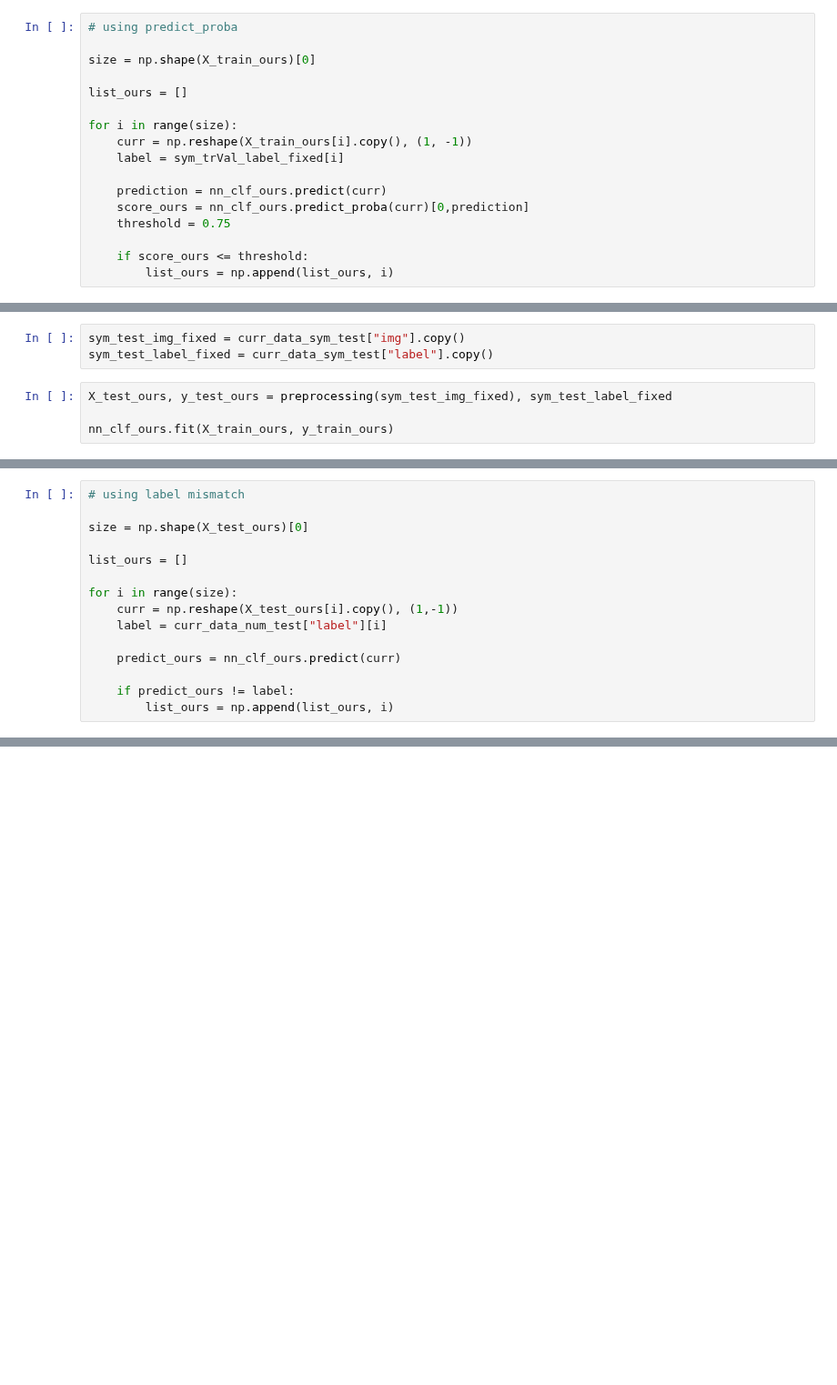
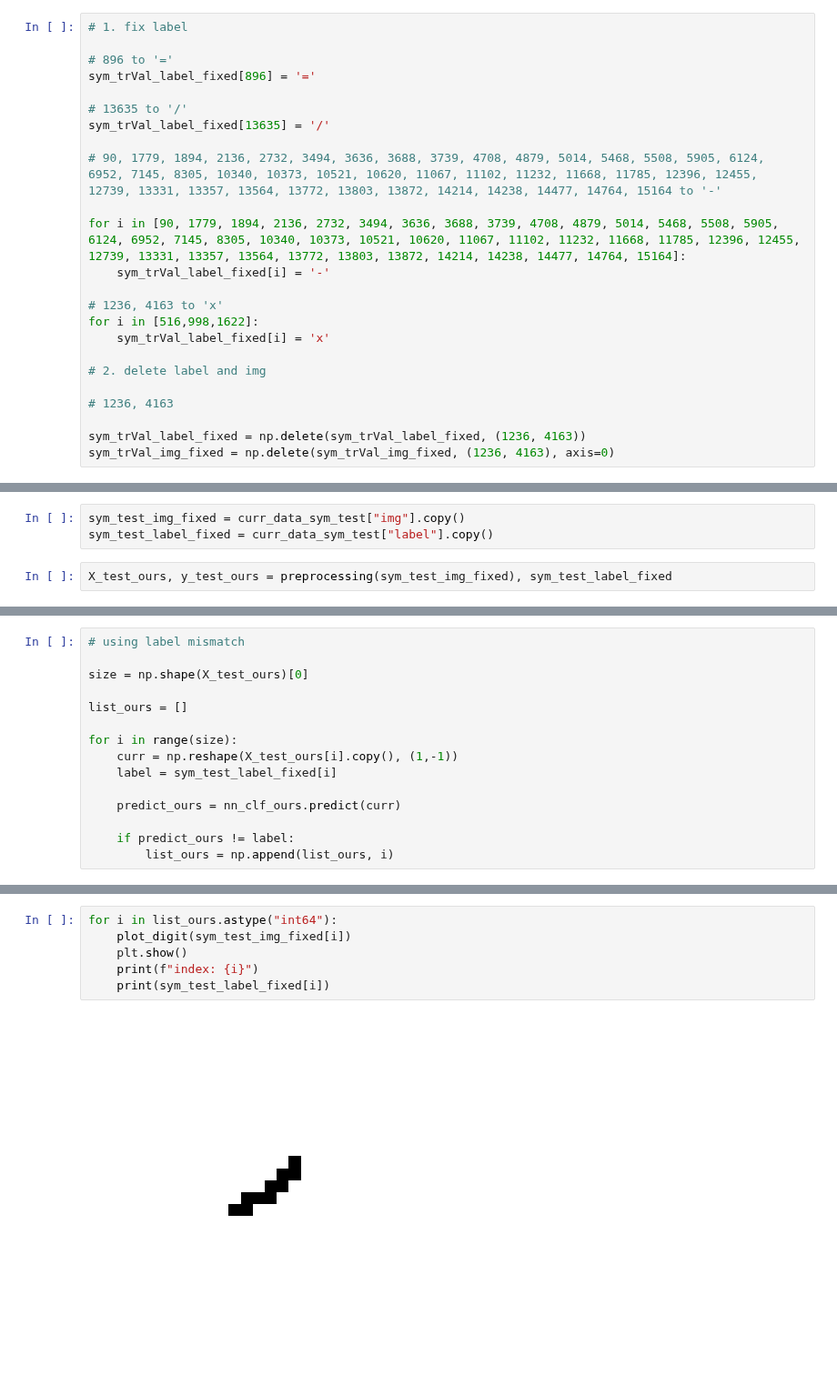
Before and after one commit to nonameR9077/MLproject_2023-2, a Jupyter notebook: dataset/MNIST_image_transform/npzLabelFix.ipynb, the cells around one changed output, grey strips where cells are left out. Shown at 91% size. Cells and saved outputs as stored; diff of their text form; blank space fills up the shorter version.

```diff
--- a/dataset/MNIST_image_transform/npzLabelFix.ipynb
+++ b/dataset/MNIST_image_transform/npzLabelFix.ipynb
@@ -514,17 +610,24 @@ len(list_ours)
 # %%
-# using predict_proba
+# 1. fix label
 
-size = np.shape(X_train_ours)[0]
+# 896 to '='
+sym_trVal_label_fixed[896] = '='
 
-list_ours = []
+# 13635 to '/'
+sym_trVal_label_fixed[13635] = '/'
 
-for i in range(size):
-    curr = np.reshape(X_train_ours[i].copy(), (1, -1))
-    label = sym_trVal_label_fixed[i]
+# 90, 1779, 1894, 2136, 2732, 3494, 3636, 3688, 3739, 4708, 4879, 5014, 5468, 5508, 5905, 6124, 6952, 7145, 8305, 10340, 10373, 10521, 10620, 11067, 11102, 11232, 11668, 11785, 12396, 12455, 12739, 13331, 13357, 13564, 13772, 13803, 13872, 14214, 14238, 14477, 14764, 15164 to '-'
 
-    prediction = nn_clf_ours.predict(curr)
-    score_ours = nn_clf_ours.predict_proba(curr)[0,prediction]
-    threshold = 0.75
+for i in [90, 1779, 1894, 2136, 2732, 3494, 3636, 3688, 3739, 4708, 4879, 5014, 5468, 5508, 5905, 6124, 6952, 7145, 8305, 10340, 10373, 10521, 10620, 11067, 11102, 11232, 11668, 11785, 12396, 12455, 12739, 13331, 13357, 13564, 13772, 13803, 13872, 14214, 14238, 14477, 14764, 15164]:
+    sym_trVal_label_fixed[i] = '-'
 
-    if score_ours <= threshold:
-        list_ours = np.append(list_ours, i)
+# 1236, 4163 to 'x'
+for i in [516,998,1622]:
+    sym_trVal_label_fixed[i] = 'x'
+
+# 2. delete label and img
+
+# 1236, 4163
+
+sym_trVal_label_fixed = np.delete(sym_trVal_label_fixed, (1236, 4163))
+sym_trVal_img_fixed = np.delete(sym_trVal_img_fixed, (1236, 4163), axis=0)
@@ -539,5 +645,3 @@ sym_test_img_fixed = curr_data_sym_test["img"].copy()
 sym_test_label_fixed = curr_data_sym_test["label"].copy()
 # %%
 X_test_ours, y_test_ours = preprocessing(sym_test_img_fixed), sym_test_label_fixed
-
-nn_clf_ours.fit(X_train_ours, y_train_ours)
@@ -550,7 +661,7 @@ list_ours = []
 
 for i in range(size):
     curr = np.reshape(X_test_ours[i].copy(), (1,-1))
-    label = curr_data_num_test["label"][i]
+    label = sym_test_label_fixed[i]
 
     predict_ours = nn_clf_ours.predict(curr)
 
@@ -558,0 +674,8 @@ for i in range(size):
+# %%
+for i in list_ours.astype("int64"):
+    plot_digit(sym_test_img_fixed[i])
+    plt.show()
+    print(f"index: {i}")
+    print(sym_test_label_fixed[i])
+# %% [output]
+[figure, added]
```
Also changed, not shown: parts of 27 cells of this notebook, 4 other files.
